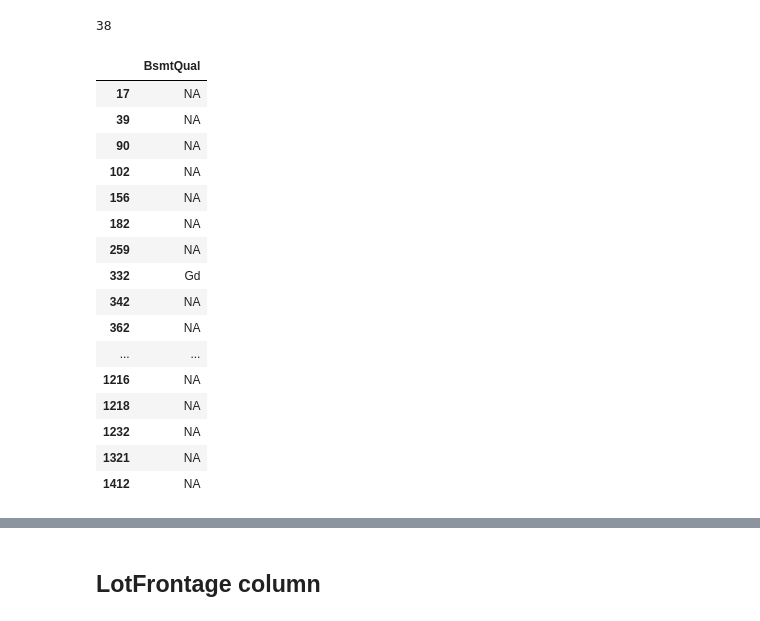
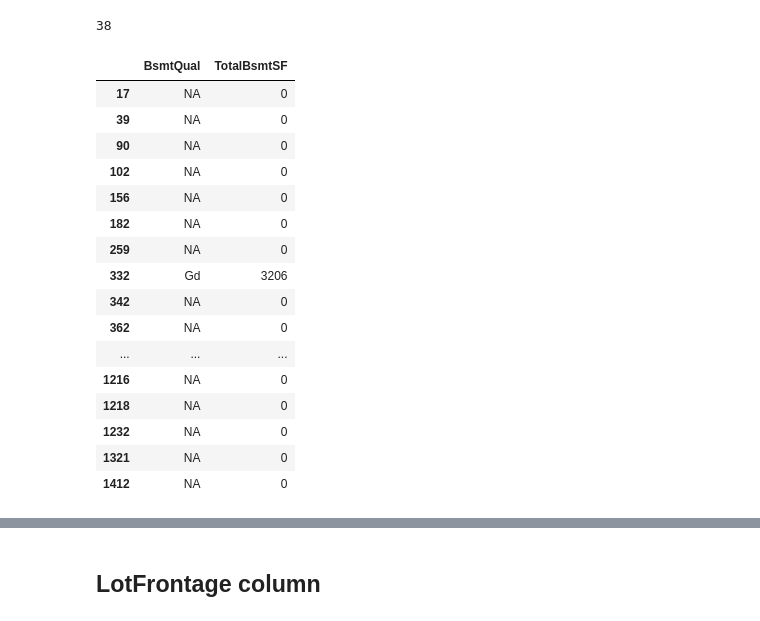
Before and after one commit to RaphaelRoriz/Machine-learning, a Jupyter notebook: housesPricesDataset/House Prices regressions.ipynb, the cells around one changed output, grey strips where cells are left out. Cells and saved outputs as stored; diff of their text form; code cells hidden in the pictures.

```diff
--- a/housesPricesDataset/House Prices regressions.ipynb
+++ b/housesPricesDataset/House Prices regressions.ipynb
@@ -368,25 +351,25 @@ houses_train['BsmtFinType2'].isna().sum()
 # %% [output]
 38
 # %%
-houses_train[houses_train['BsmtFinType2'].isna()][['BsmtQual']]
+houses_train[houses_train['BsmtFinType2'].isna()][['BsmtQual','TotalBsmtSF']]
 # %% [output]
-|  | BsmtQual |
-| 17 | NA |
-| 39 | NA |
-| 90 | NA |
-| 102 | NA |
-| 156 | NA |
-| 182 | NA |
-| 259 | NA |
-| 332 | Gd |
-| 342 | NA |
-| 362 | NA |
-| ... | ... |
-| 1216 | NA |
-| 1218 | NA |
-| 1232 | NA |
-| 1321 | NA |
-| 1412 | NA |
+|  | BsmtQual | TotalBsmtSF |
+| 17 | NA | 0 |
+| 39 | NA | 0 |
+| 90 | NA | 0 |
+| 102 | NA | 0 |
+| 156 | NA | 0 |
+| 182 | NA | 0 |
+| 259 | NA | 0 |
+| 332 | Gd | 3206 |
+| 342 | NA | 0 |
+| 362 | NA | 0 |
+| ... | ... | ... |
+| 1216 | NA | 0 |
+| 1218 | NA | 0 |
+| 1232 | NA | 0 |
+| 1321 | NA | 0 |
+| 1412 | NA | 0 |
 # %%
 sns.countplot(houses_train['BsmtFinType2'],hue = houses_train['BsmtQual'])
 #the vast majority of the second type of finish is unfinished
```
Also changed, not shown: parts of 45 cells of this notebook.
